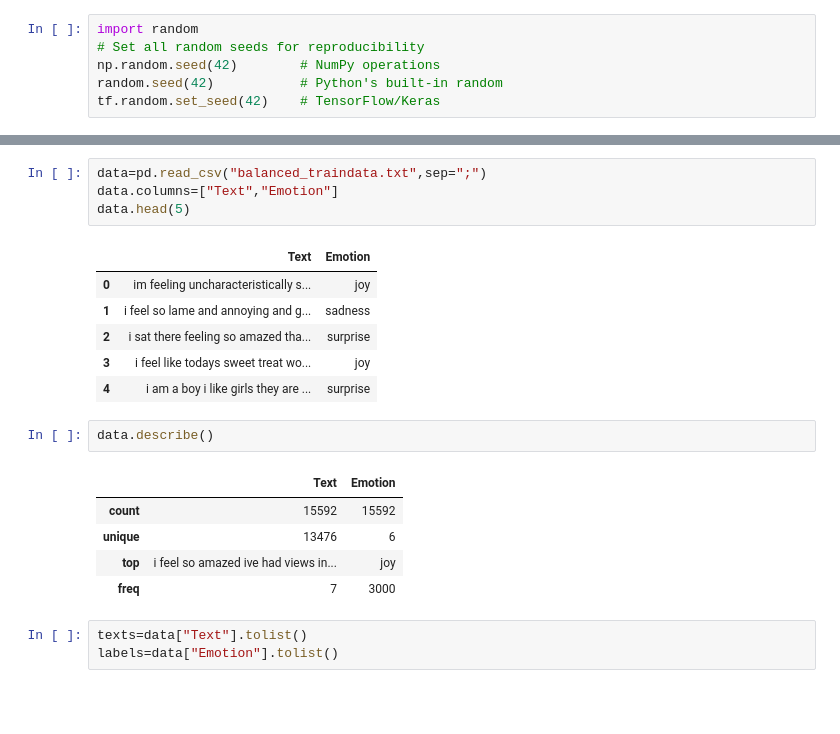
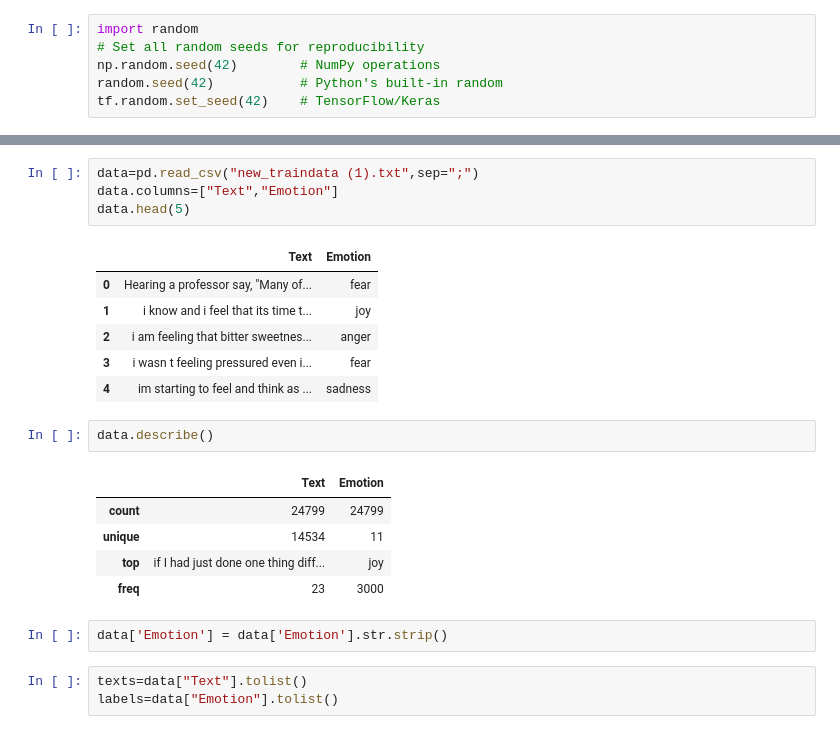
Before and after one commit to mariyajoseph2002/ml, a Jupyter notebook: training_model.ipynb, the cells around one changed output, grey strips where cells are left out. Cells and saved outputs as stored; diff of their text form; blank space fills up the shorter version.

```diff
--- a/training_model.ipynb
+++ b/training_model.ipynb
@@ -27,22 +27,24 @@ Saving balanced_traindata.txt to balanced_traindata.txt
 # %%
-data=pd.read_csv("balanced_traindata.txt",sep=";")
+data=pd.read_csv("new_traindata (1).txt",sep=";")
 data.columns=["Text","Emotion"]
 data.head(5)
 # %% [output]
 |  | Text | Emotion |
-| 0 | im feeling uncharacteristically s... | joy |
-| 1 | i feel so lame and annoying and g... | sadness |
-| 2 | i sat there feeling so amazed tha... | surprise |
-| 3 | i feel like todays sweet treat wo... | joy |
-| 4 | i am a boy i like girls they are ... | surprise |
+| 0 | Hearing a professor say, "Many of... | fear |
+| 1 | i know and i feel that its time t... | joy |
+| 2 | i am feeling that bitter sweetnes... | anger |
+| 3 | i wasn t feeling pressured even i... | fear |
+| 4 | im starting to feel and think as ... | sadness |
 # %%
 data.describe()
 # %% [output]
 |  | Text | Emotion |
-| count | 15592 | 15592 |
-| unique | 13476 | 6 |
-| top | i feel so amazed ive had views in... | joy |
-| freq | 7 | 3000 |
+| count | 24799 | 24799 |
+| unique | 14534 | 11 |
+| top | if I had just done one thing diff... | joy |
+| freq | 23 | 3000 |
+# %%
+data['Emotion'] = data['Emotion'].str.strip()
 # %%
 texts=data["Text"].tolist()
 labels=data["Emotion"].tolist()
```
Also changed, not shown: parts of 23 cells of this notebook.
